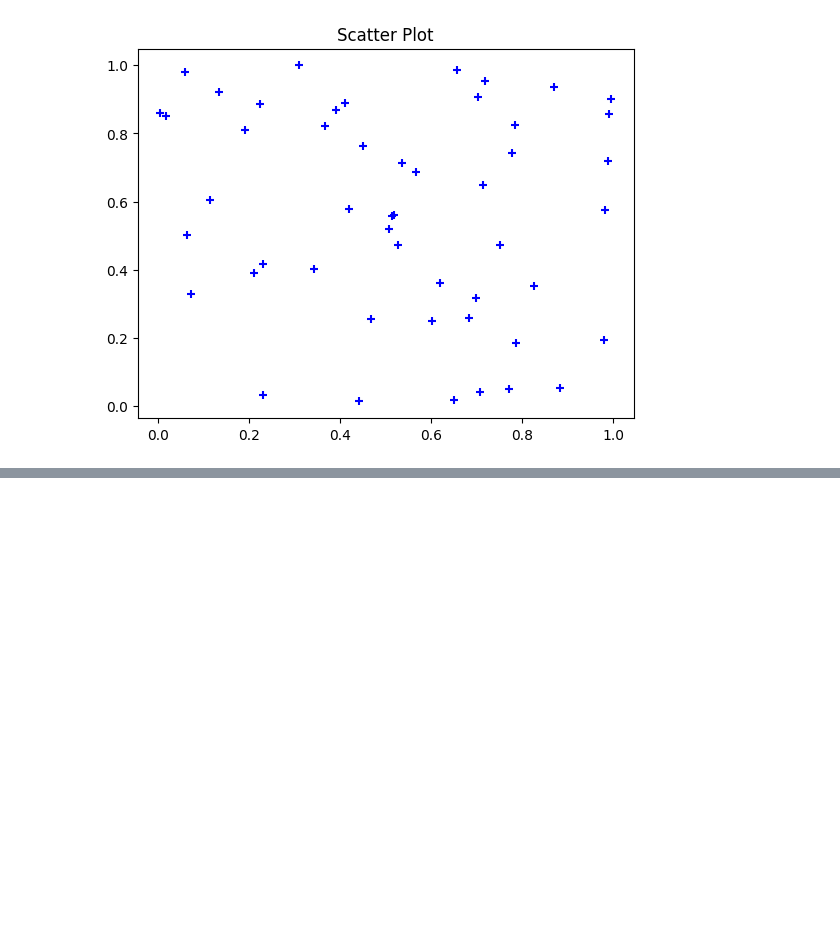
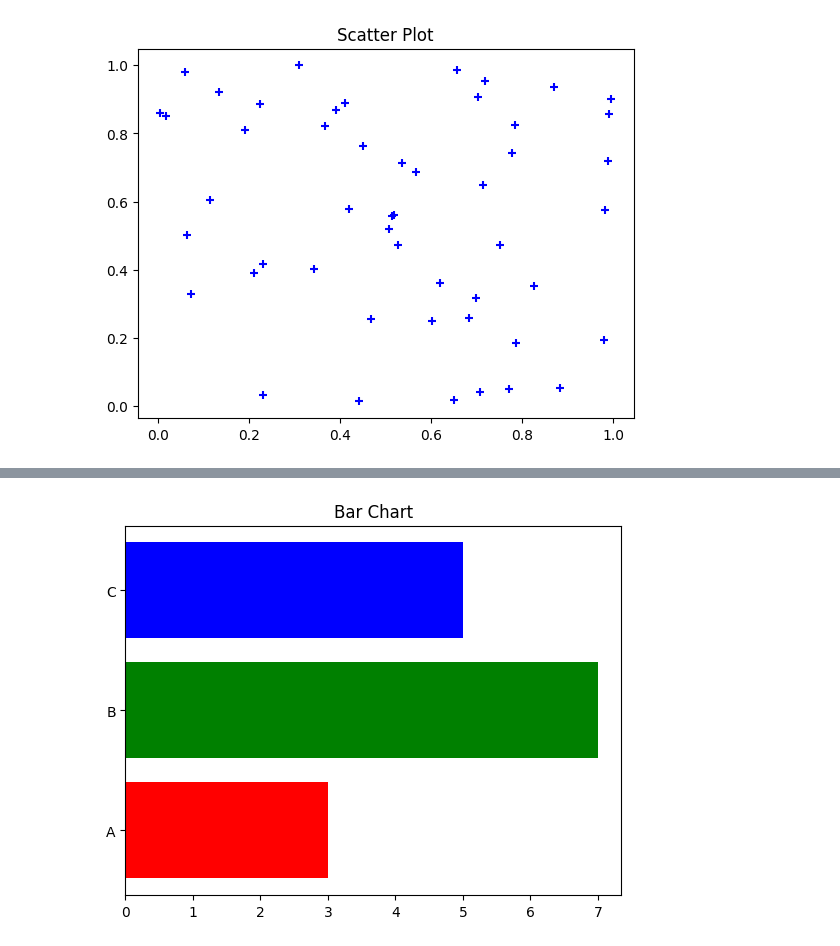
Before and after one commit to amayamohan/Data-science, a Jupyter notebook: practice_matplotlib.ipynb, the cells around one changed output, grey strips where cells are left out. Drawn from its saved outputs; the diff is of its cells as text; code cells hidden in the pictures; blank space fills up the shorter version.

```diff
--- a/practice_matplotlib.ipynb
+++ b/practice_matplotlib.ipynb
@@ -31,0 +32,9 @@ plt.show()
+# %%
+categories = ['A', 'B', 'C', ]
+values = [3,7,5]
+
+plt.barh(categories , values ,color =['red', 'green', 'blue'] )
+plt.title("Bar Chart")
+plt.show()
+# %% [output]
+[figure, added]
```
Also changed, not shown: parts of 1 cell of this notebook.
